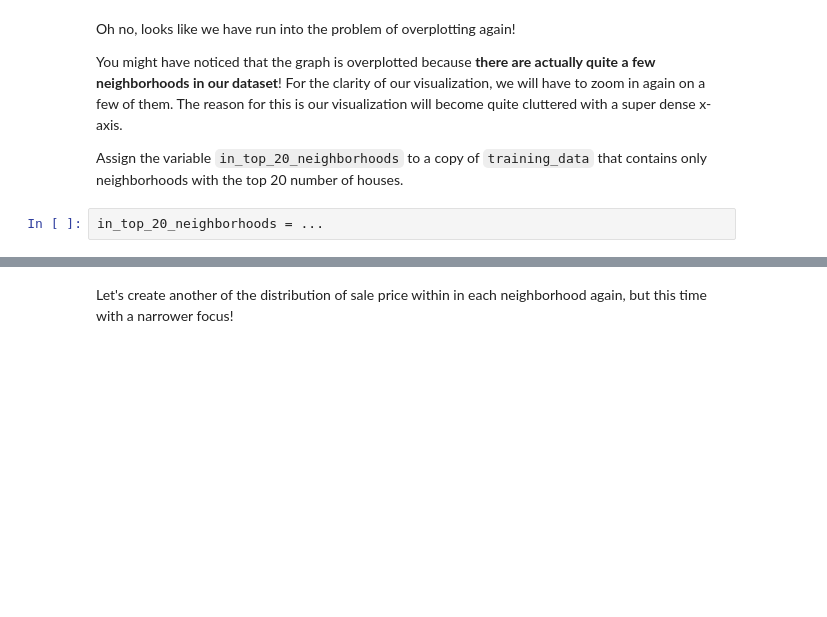
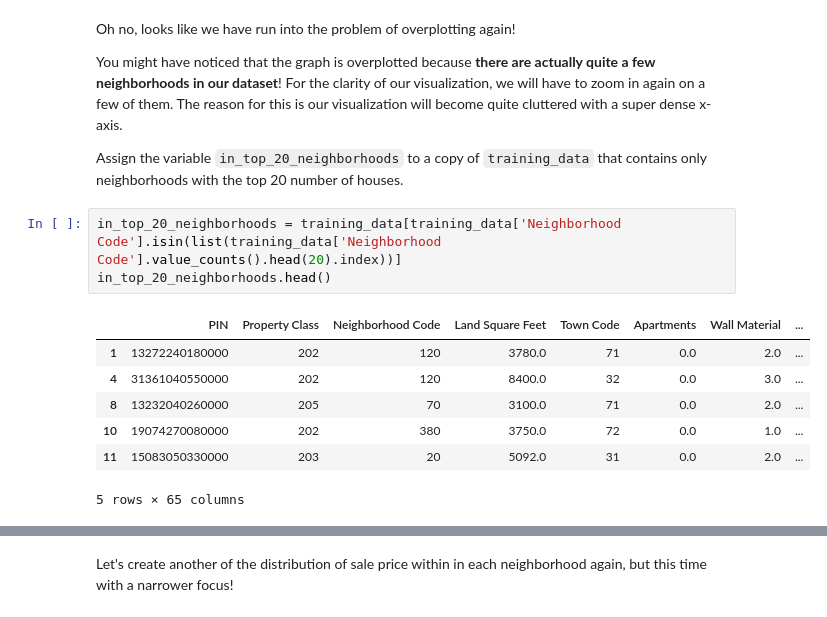
Before and after one commit to AliceRayLu/data-100-sp22, a Jupyter notebook: proj/proj1a/proj1a.ipynb, the cells around one changed output, grey strips where cells are left out. Drawn from its saved outputs; the diff is of its cells as text; blank space fills up the shorter version.

```diff
--- a/proj/proj1a/proj1a.ipynb
+++ b/proj/proj1a/proj1a.ipynb
@@ -626,7 +649,16 @@ BEGIN QUESTION
 name: q6b
 points: 2
 -->
-# %%
-in_top_20_neighborhoods = ...
+# %%
+in_top_20_neighborhoods = training_data[training_data['Neighborhood Code'].isin(list(training_data['Neighborhood Code'].value_counts().head(20).index))]
+in_top_20_neighborhoods.head()
+# %% [output]
+|  | PIN | Property Class | Neighborhood Code | Land Square Feet | Town Code | Apartments | Wall Material | ... |
+| 1 | 13272240180000 | 202 | 120 | 3780.0 | 71 | 0.0 | 2.0 | ... |
+| 4 | 31361040550000 | 202 | 120 | 8400.0 | 32 | 0.0 | 3.0 | ... |
+| 8 | 13232040260000 | 205 | 70 | 3100.0 | 71 | 0.0 | 2.0 | ... |
+| 10 | 19074270080000 | 202 | 380 | 3750.0 | 72 | 0.0 | 1.0 | ... |
+| 11 | 15083050330000 | 203 | 20 | 5092.0 | 31 | 0.0 | 2.0 | ... |
+5 rows × 65 columns
 # %%
 grader.check("q6b")
```
Also changed, not shown: parts of 29 cells of this notebook, 1 other file.
